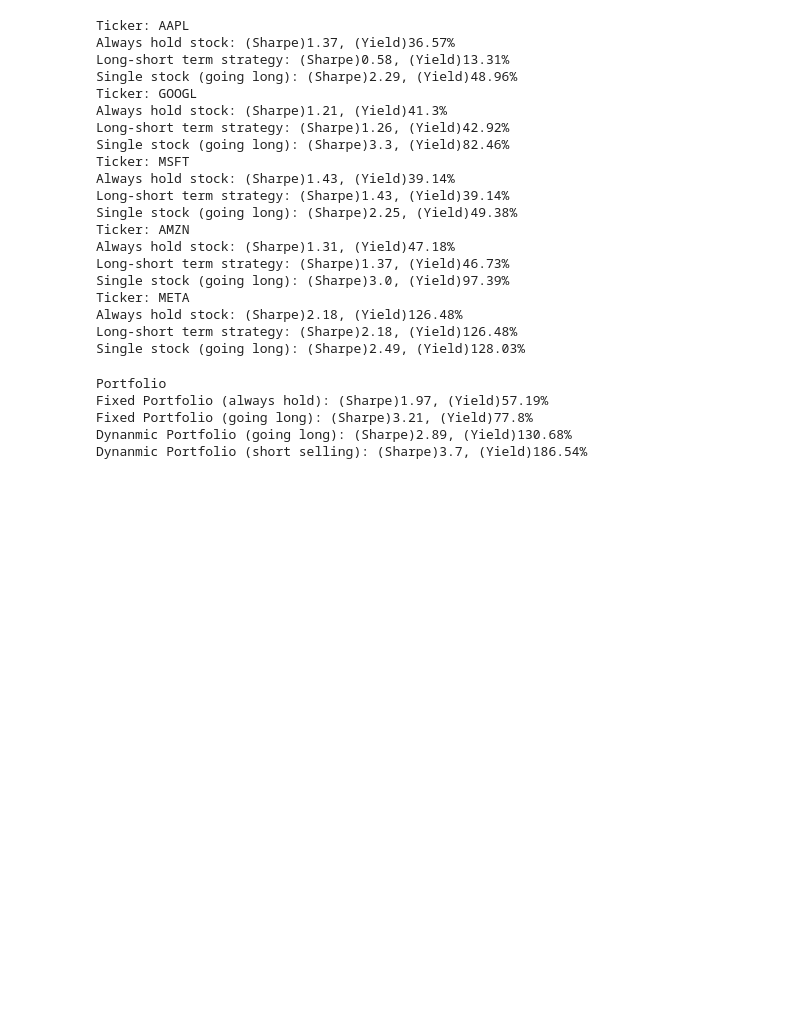
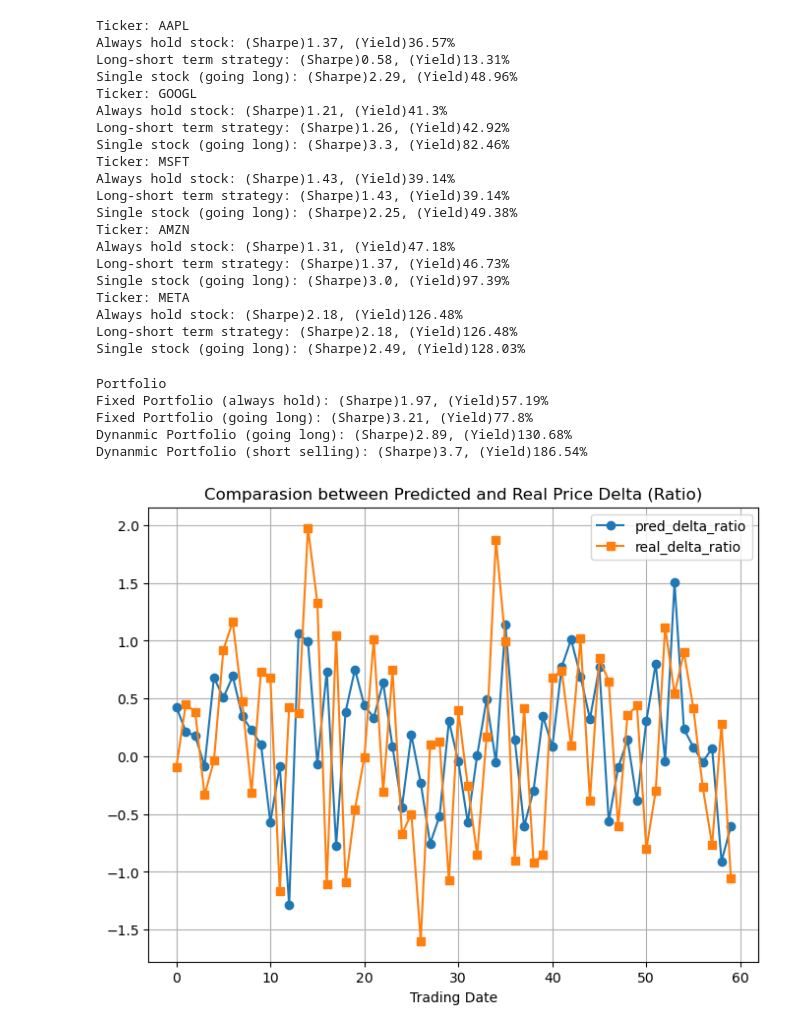
Before and after one commit to AlexWFreeman/Big-Data-Analytics, a Jupyter notebook: model/do_trade.ipynb, the cells around one changed output. Cells and saved outputs as stored; diff of their text form; code cells hidden in the pictures; blank space fills up the shorter version.

```diff
--- a/model/do_trade.ipynb
+++ b/model/do_trade.ipynb
@@ -3,7 +3,7 @@ import numpy as np
 import pandas as pd
 from scipy.special import softmax
 # %%
-def prepare_data(ticker):
+def prepare_data(ticker, split):
     stock_price = pd.read_csv(f"../dataset/stocks/{ticker}.csv")
     stock_price['time'] = pd.to_datetime(stock_price['time'])
     stock_price['trade_date'] = stock_price['time'].dt.date
@@ -29,11 +29,11 @@ def prepare_data(ticker):
     }).fillna(0.0).reset_index()
     df_gp.columns = ['trade_date', 'prv_close', 'delta', 'close', 'open', 'high', 'low', '200_ma', '50_ma',
                      'all_score', 'pos_score', 'neg_score']
-    return df_gp
+    return df_gp[-split:].reset_index(drop=True)
 # %%
 tickers = ['AAPL', 'GOOGL', 'MSFT', 'AMZN', 'META']
 df_sims = {t: pd.read_csv(f"../price_sim/{t}_sim.csv") for t in tickers}
-df_gps = {t: prepare_data(t) for t in tickers}
+df_gps = {t: prepare_data(t, len(df_sims[t])) for t in tickers}
 # %%
 for t, df in df_sims.items():
     print(f"{t} corr {np.corrcoef(df['pred_delta'], df['real_delta'])[0, 1]}")
@@ -132,18 +132,20 @@ daily_risk_free
 # %% [output]
 0.0001556498627912628
 # %%
+df_stats = {}
 for key in df_sims:
     df_sim, df_gp = df_sims[key], df_gps[key]
     ratios0, prices0 = np.ones(len(df_sim), dtype=float), df_sim['real_price'].to_numpy()
     df_trade0 = trade(ratios0, prices0)
-    ma50 = df_gp['50_ma'][-len(df_sim):].to_numpy()
-    ma200 = df_gp['200_ma'][-len(df_sim):].to_numpy()
+    ma50 = df_gp['50_ma'].to_numpy()
+    ma200 = df_gp['200_ma'].to_numpy()
     ratios1, prices1 = (ma50 >= ma200).astype(int), df_sim['real_price'].to_numpy()
     df_trade1 = trade(ratios1, prices1)
     ratios2, prices2 = sigmoid(df_sim['pred_delta'], 5), df_sim['real_price'].to_numpy()
     df_trade2 = trade(ratios2, prices2)
     ratios3, prices3 = arctan(df_sim['pred_delta'], 1), df_sim['real_price'].to_numpy()
     df_trade3 = trade(ratios3, prices3)
+    df_stats[key] = pd.concat([df_trade2, df_trade1.add_prefix('lst_')], axis=1)
     print(f"Ticker: {key}")
     print(f"Always hold stock: (Sharpe){sharpe_ratio(df_trade0['capital'], daily_risk_free)}, (Yield){yield_rate(df_trade0['capital'])}%")
     print(f"Long-short term strategy: (Sharpe){sharpe_ratio(df_trade1['capital'], daily_risk_free)}, (Yield){yield_rate(df_trade1['capital'])}%")
@@ -202,3 +204,10 @@ Fixed Portfolio (always hold): (Sharpe)1.97, (Yield)57.19%
 Fixed Portfolio (going long): (Sharpe)3.21, (Yield)77.8%
 Dynanmic Portfolio (going long): (Sharpe)2.89, (Yield)130.68%
 Dynanmic Portfolio (short selling): (Sharpe)3.7, (Yield)186.54%
+# %%
+for key in tickers:
+    df_rsl = df_stats[key][['prices', 'capital', 'position', 'ratios', 'lst_capital', 'lst_ratios']]
+    df_sim = df_sims[key][['real_delta', 'real_delta_ratio', 'pred_delta', 'pred_delta_ratio']]
+    df_gp = df_gps[key][['trade_date', 'all_score', 'pos_score', 'neg_score', '50_ma', '200_ma']]
+    df_stats[key] = pd.concat([df_gp, df_rsl, df_sim], axis=1)
+    df_stats[key].to_csv(f"../results/single_stock/{key}.csv", index=False)
@@ -204,0 +224,18 @@ Dynanmic Portfolio (short selling): (Sharpe)3.7, (Yield)186.54%
+# %%
+import pandas as pd
+import matplotlib.pyplot as plt
+
+# Plot the two series
+plt.figure(figsize=(8, 6))
+plt.plot(df_stats['AAPL']['pred_delta_ratio'][:60], label="pred_delta_ratio", marker='o')
+plt.plot(df_stats['AAPL']['real_delta_ratio'][:60], label="real_delta_ratio", marker='s')
+
+# Add labels, title, and legend
+plt.xlabel("Trading Date")
+plt.title("Comparasion between Predicted and Real Price Delta (Ratio)")
+plt.legend()
+
+plt.grid(True)
+plt.show()
+# %% [output]
+[figure, added]
```
Also changed, not shown: parts of 6 cells of this notebook, 1 other file.
